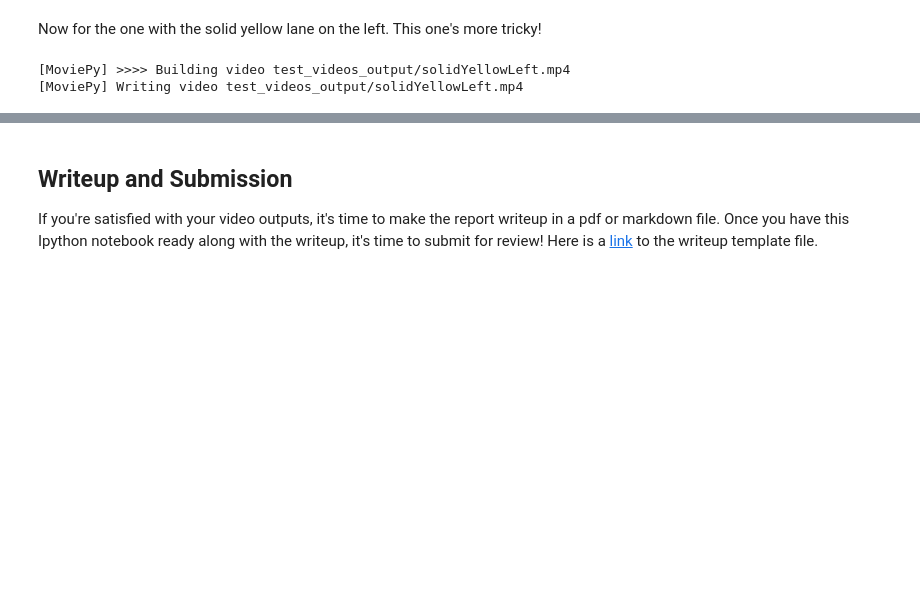
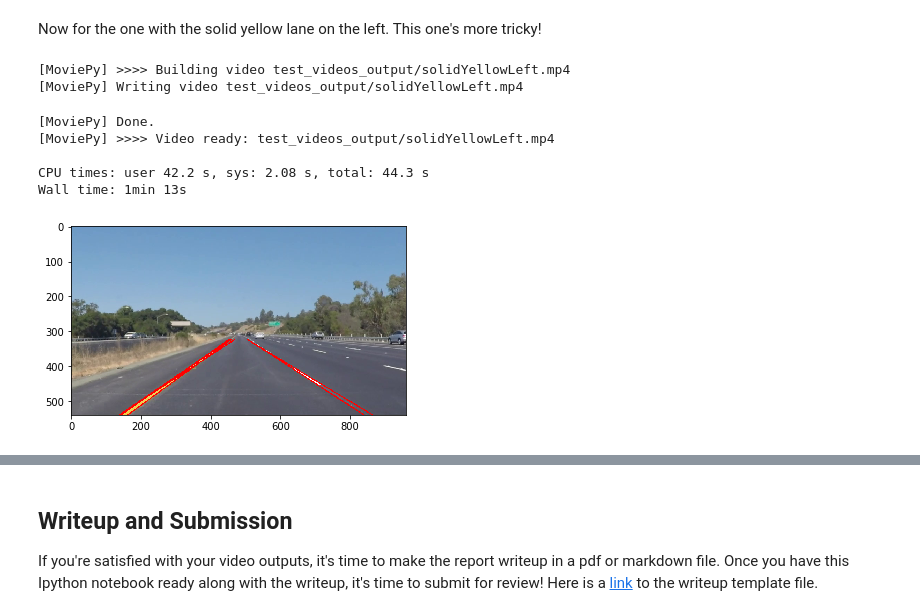
Before and after one commit to ricardosllm/CarND-LaneLines-P1, a Jupyter notebook: P1.ipynb, the cells around one changed output, grey strips where cells are left out. Cells and saved outputs as stored; diff of their text form; code cells hidden in the pictures; blank space fills up the shorter version.

```diff
--- a/P1.ipynb
+++ b/P1.ipynb
@@ -228,18 +214,6 @@ Build the pipeline and run your solution on all test_images. Make copies into th
 
 Try tuning the various parameters, especially the low and high Canny thresholds as well as the Hough lines parameters.
 # %%
-# TODO: Build your pipeline that will draw lane lines on the test_images
-# then save them to the test_images directory.
-from io import BytesIO
-import PIL
-from IPython.display import display, Image
-
-def display_img_array(ima):
-    im = PIL.Image.fromarray(ima)
-    bio = BytesIO()
-    im.save(bio, format='png')
-    display(Image(bio.getvalue(), format='png'))
-
 import matplotlib.pyplot as plt
 import matplotlib.image as mpimg
 import numpy as np
@@ -251,7 +225,6 @@ def pipeline(image, file_name=None):
 
     # Define a kernel size and apply Gaussian smoothing
     kernel_size = 5
-
     blur_gray = gaussian_blur(gray, kernel_size)
 
     # Define our parameters for Canny and apply
@@ -261,14 +234,13 @@ def pipeline(image, file_name=None):
     edges = canny(blur_gray, low_threshold, high_threshold)
 
     # Define the Hough transform parameters
-    # Make a blank the same size as our image to draw on
-    rho = 2 # distance resolution in pixels of the Hough grid
-    theta = np.pi/180 # angular resolution in radians of the Hough grid
-    threshold = 50     # minimum number of votes (intersections in Hough grid cell)
-    min_line_length = 80 # minimum number of pixels making up a line
-    max_line_gap = 60    # maximum gap in pixels between connectable line segments
+    rho             = 2         # distance resolution in pixels of the Hough grid
+    theta           = np.pi/180 # angular resolution in radians of the Hough grid
+    threshold       = 50        # minimum number of votes (intersections in Hough grid cell)
+    min_line_length = 80        # minimum number of pixels making up a line
+    max_line_gap    = 60        # maximum gap in pixels between connectable line segments
 
-    image_with_lines, lines = hough_lines(edges, rho, theta, threshold, min_line_length, max_line_gap)
+    lines = hough_lines(edges, rho, theta, threshold, min_line_length, max_line_gap)
 
     draw_lines(image, lines)
     plt.imshow(image)
@@ -318,3 +283,7 @@ def process_image(image):
+# %%
+def process_image(image):
+    """Returns the image with lanes idenfified."""
+    return pipeline(image)
 # %% [markdown]
 Let's try the one with the solid white lane on the right first ...
 # %%
@@ -357,16 +326,22 @@ Now for the one with the solid yellow lane on the left. This one's more tricky!
 # %%
 yellow_output = 'test_videos_output/solidYellowLeft.mp4'
 ## To speed up the testing process you may want to try your pipeline on a shorter subclip of the video
 ## To do so add .subclip(start_second,end_second) to the end of the line below
 ## Where start_second and end_second are integer values representing the start and end of the subclip
 ## You may also uncomment the following line for a subclip of the first 5 seconds
-##clip2 = VideoFileClip('test_videos/solidYellowLeft.mp4').subclip(0,5)
-clip2 = VideoFileClip('test_videos/solidYellowLeft.mp4')
+clip2 = VideoFileClip('test_videos/solidYellowLeft.mp4').subclip(0,5)
+# clip2 = VideoFileClip('test_videos/solidYellowLeft.mp4')
 yellow_clip = clip2.fl_image(process_image)
 %time yellow_clip.write_videofile(yellow_output, audio=False)
 # %% [output]
 [MoviePy] >>>> Building video test_videos_output/solidYellowLeft.mp4
 [MoviePy] Writing video test_videos_output/solidYellowLeft.mp4
+[MoviePy] Done.
+[MoviePy] >>>> Video ready: test_videos_output/solidYellowLeft.mp4
+
+CPU times: user 42.2 s, sys: 2.08 s, total: 44.3 s
+Wall time: 1min 13s
+[figure, added]
 # %%
 HTML("""
 <video width="960" height="540" controls>
```
Also changed, not shown: parts of 4 cells of this notebook, 1 other file.
